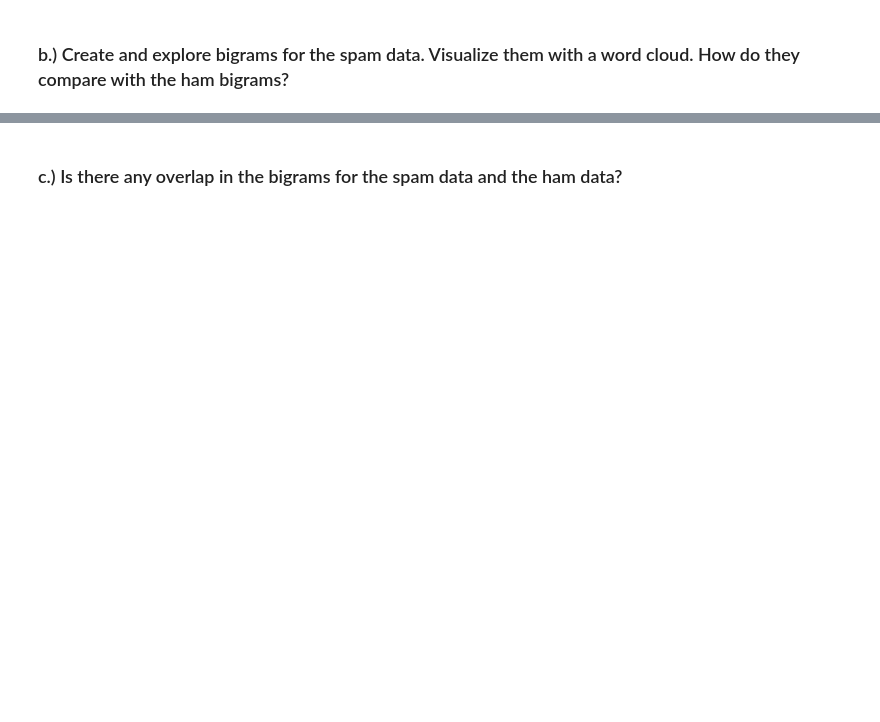
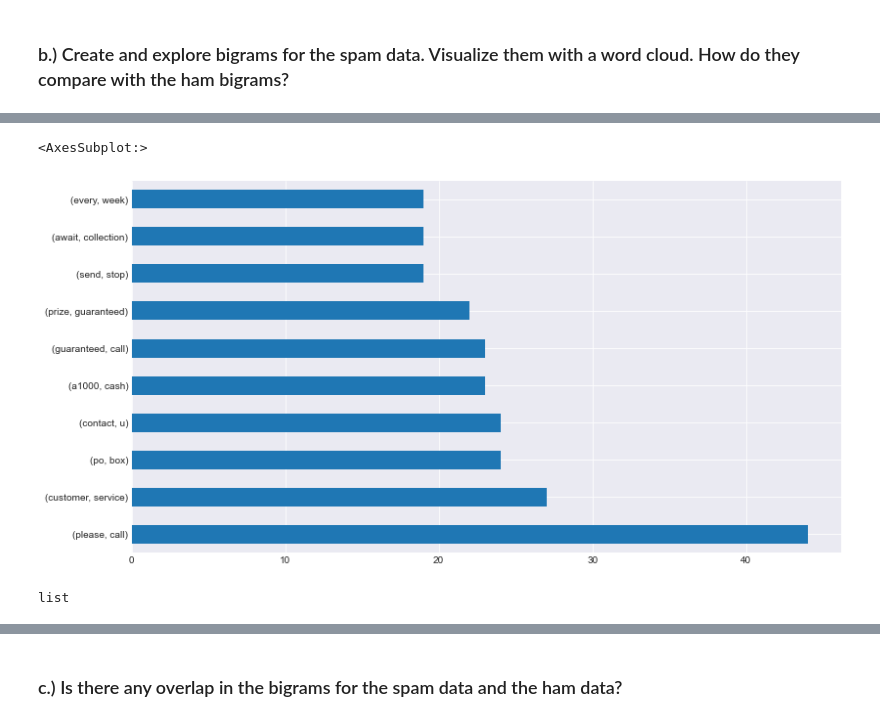
Before and after one commit to RobLMurphy92/natural-language-processing-exercises, a Jupyter notebook: explore_exercise.ipynb, the cells around one changed output, grey strips where cells are left out. Saved outputs shown, nothing was run; the diff lists cells and outputs as text; code cells hidden in the pictures; blank space fills up the shorter version.

```diff
--- a/explore_exercise.ipynb
+++ b/explore_exercise.ipynb
@@ -33,0 +86,3 @@ df.head()
+# %%
+spam_words = clean(' '.join(df[df.label == 'spam'].text))
+spam_words[:10]
@@ -35,0 +165,9 @@ df.head()
+# %%
+spam_bigrams.plot.barh()
+# %% [output]
+<AxesSubplot:>
+[figure, added]
+# %%
+type(spam_words)
+# %% [output]
+list
```
Also changed, not shown: parts of 84 cells of this notebook.
